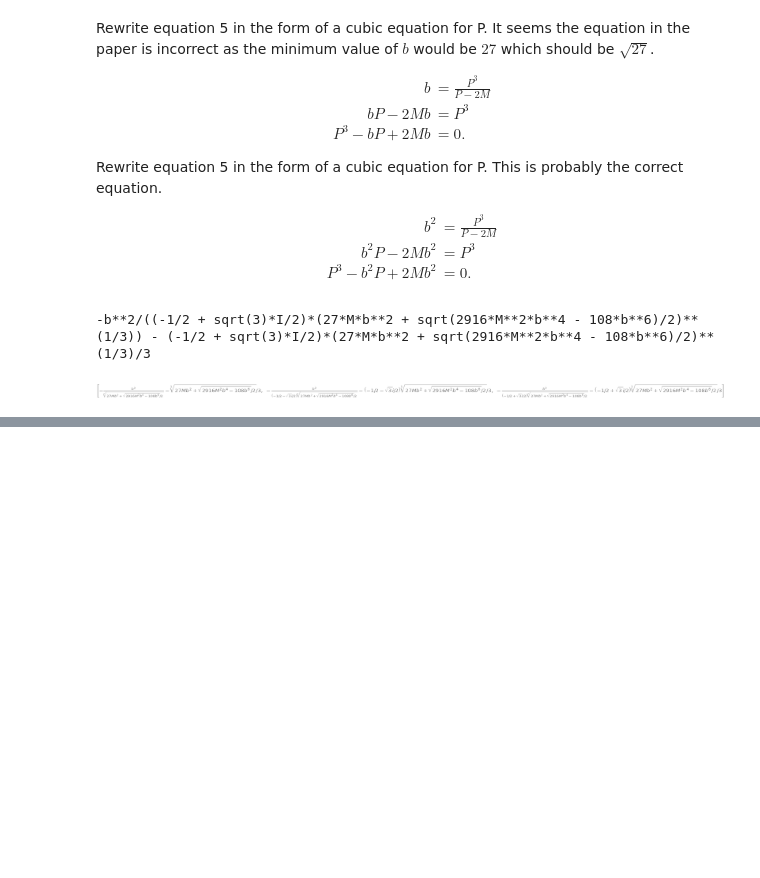
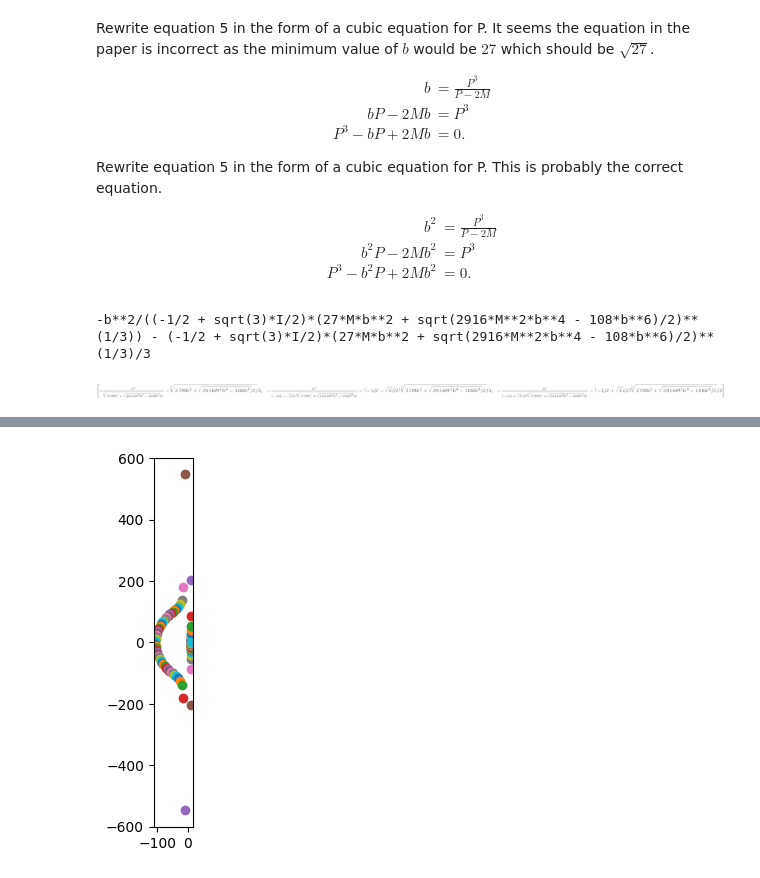
Before and after one commit to jessecrans/bh-raytracer, a Jupyter notebook: luminet-paper.ipynb, the cells around one changed output, grey strips where cells are left out. Cells and saved outputs as stored; diff of their text form; code cells hidden in the pictures; blank space fills up the shorter version.

```diff
--- a/luminet-paper.ipynb
+++ b/luminet-paper.ipynb
@@ -223,0 +241,26 @@ def get_radius(b, alpha, theta):
+# %%
+fig, ax = plt.subplots()
+ax.set_aspect('equal')
+
+def get_isoradial_curve(r, alpha, theta):
+    solution = fsolve(lambda b, a, t: get_radius(b, a, t) - r, 6, args=(alpha, theta))
+
+    return solution[0]
+
+r = 1000
+theta = -np.pi/2 - 0.01
+
+alpha_array = np.linspace(0, 2*np.pi, 100)
+for alpha in alpha_array:
+    b = get_isoradial_curve(r, alpha, theta)
+    plt.scatter(b * np.cos(alpha), b * np.sin(alpha))
+
+# x_array, y_array = b_array * np.cos(alpha_array), b_array * np.sin(alpha_array)
+
+# fig, ax = plt.subplots(subplot_kw={'projection': 'polar'})
+# plt.scatter(x_array, y_array)
+
+
+plt.show()
+# %% [output]
+[figure, added]
```
Also changed, not shown: parts of 7 cells of this notebook.
